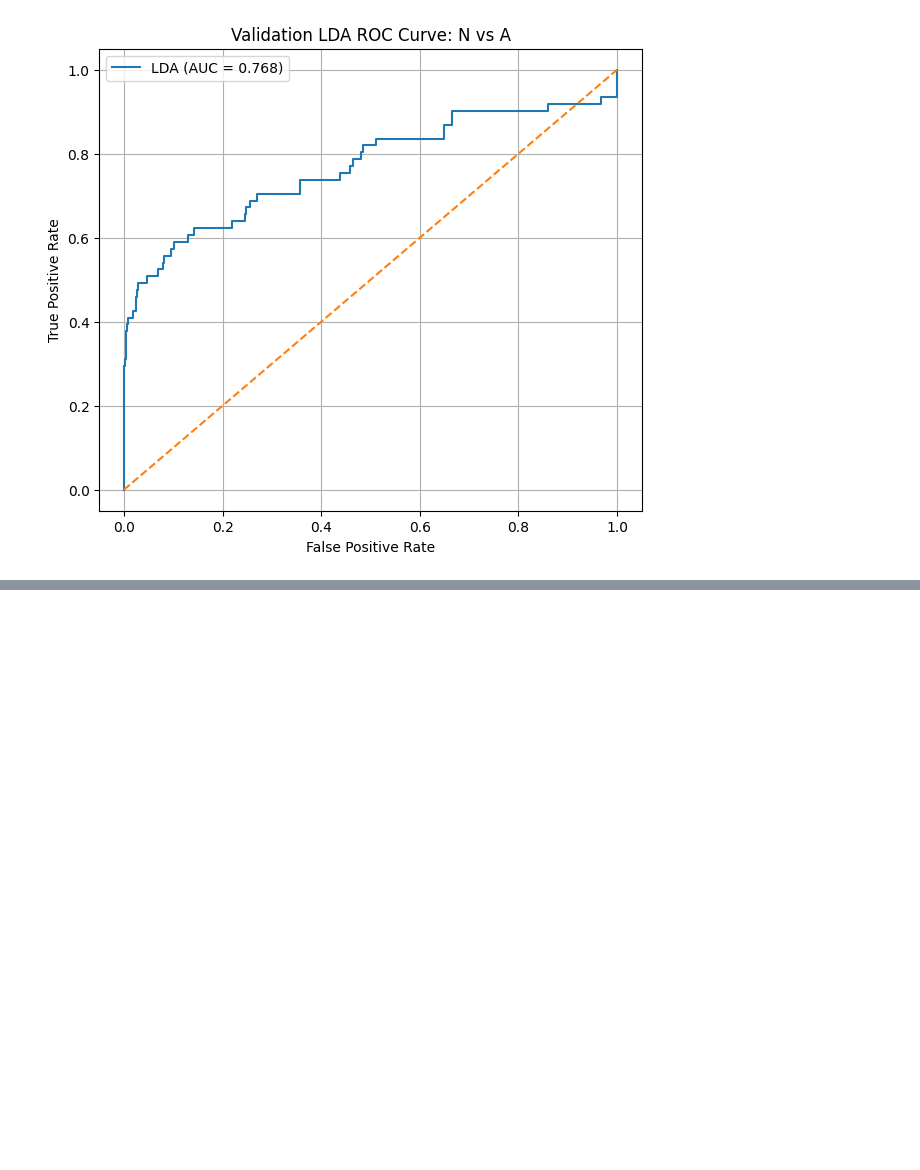
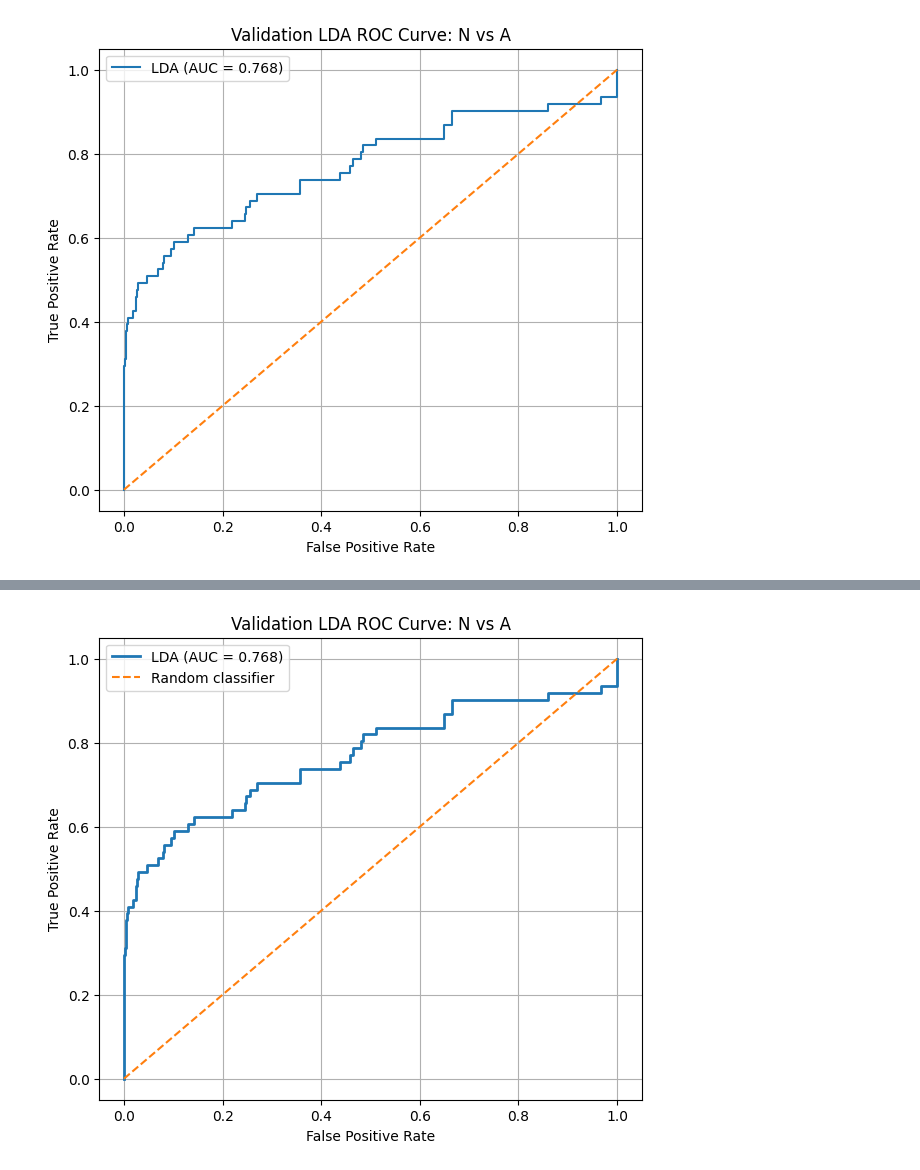
Before and after one commit to Chandana-dharshanam/ecg-detection, a Jupyter notebook: ecg-detection.ipynb, the cells around one changed output, grey strips where cells are left out. Saved outputs shown, nothing was run; the diff lists cells and outputs as text; code cells hidden in the pictures; blank space fills up the shorter version.

```diff
--- a/ecg-detection.ipynb
+++ b/ecg-detection.ipynb
@@ -3788,7 +3805,17 @@ y_train_lda -> (19709,)
 # %%
+import numpy as np
+import matplotlib.pyplot as plt
+from sklearn.discriminant_analysis import LinearDiscriminantAnalysis
+from sklearn.metrics import roc_auc_score
+
 # ============================================================
 # VALIDATION LDA: N vs A SEPARABILITY
 # ============================================================
+
+# Filter validation data for N (0) and A (1) classes
+mask_val_NA = np.isin(y_val_encoded, [0, 1])
+X_val_NA = X_val_norm[mask_val_NA]
+y_val_NA = y_val_encoded[mask_val_NA]
 
 # Validation N/A data
 X_val_lda = X_val_NA
@@ -3797,6 +3824,15 @@ y_val_lda = y_val_NA
 print("Validation LDA input shape:", X_val_lda.shape)
 print("Validation N samples:", np.sum(y_val_lda == 0))
 print("Validation A samples:", np.sum(y_val_lda == 1))
+
+# Train LDA model on the training N/A data
+# First, prepare training N/A data similar to validation
+mask_train_NA = np.isin(y_train_encoded, [0, 1])
+X_train_NA = X_train_norm[mask_train_NA]
+y_train_NA = y_train_encoded[mask_train_NA]
+
+lda = LinearDiscriminantAnalysis(n_components=1)
+lda.fit(X_train_NA, y_train_NA)
 
 # ------------------------------------------------------------
 # Transform validation data using TRAINED LDA
@@ -4051,0 +4131,27 @@ plt.show()
+# %%
+plt.figure(figsize=(7, 6))
+
+plt.plot(
+    fpr,
+    tpr,
+    linewidth=2,
+    label=f"LDA (AUC = {auc:.3f})"
+)
+
+plt.plot(
+    [0, 1],
+    [0, 1],
+    linestyle="--",
+    label="Random classifier"
+)
+
+plt.xlabel("False Positive Rate")
+plt.ylabel("True Positive Rate")
+plt.title("Validation LDA ROC Curve: N vs A")
+
+plt.legend()
+plt.grid(True)
+
+plt.show()
+# %% [output]
+[figure, added]
```
Also changed, not shown: parts of 55 cells of this notebook.
